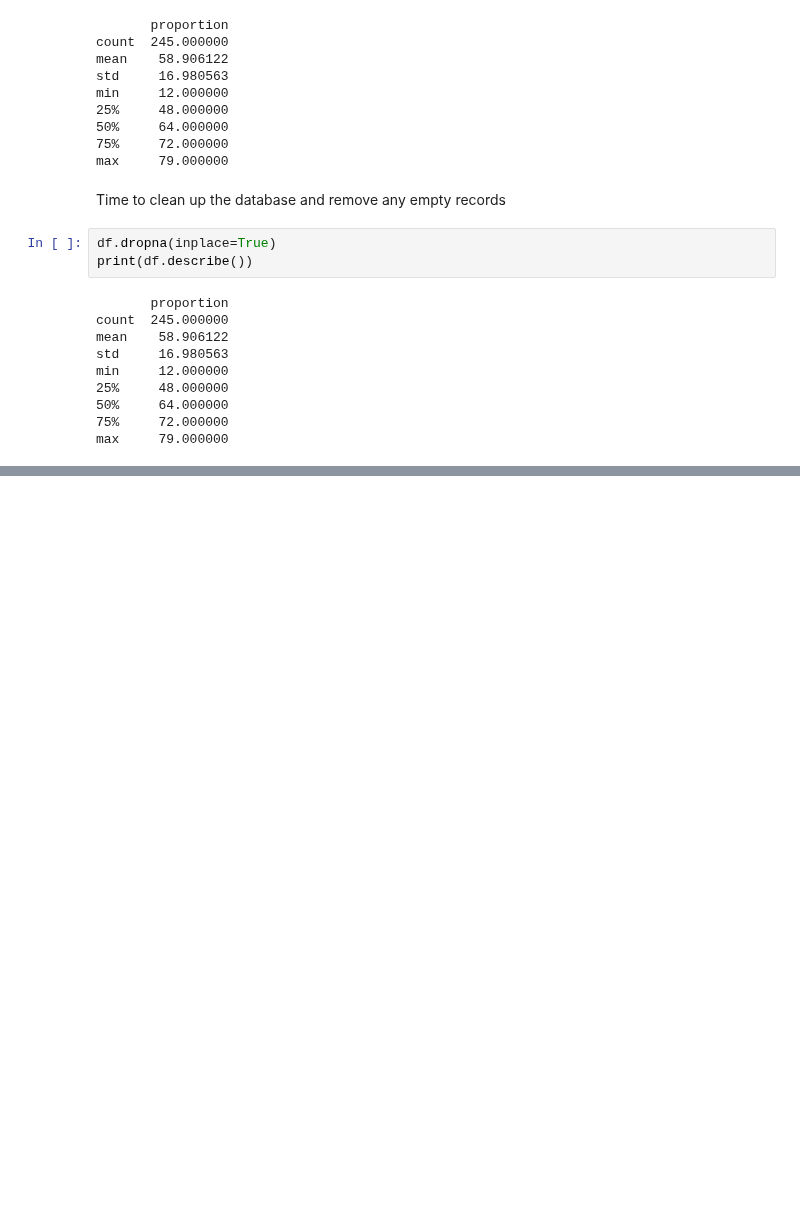
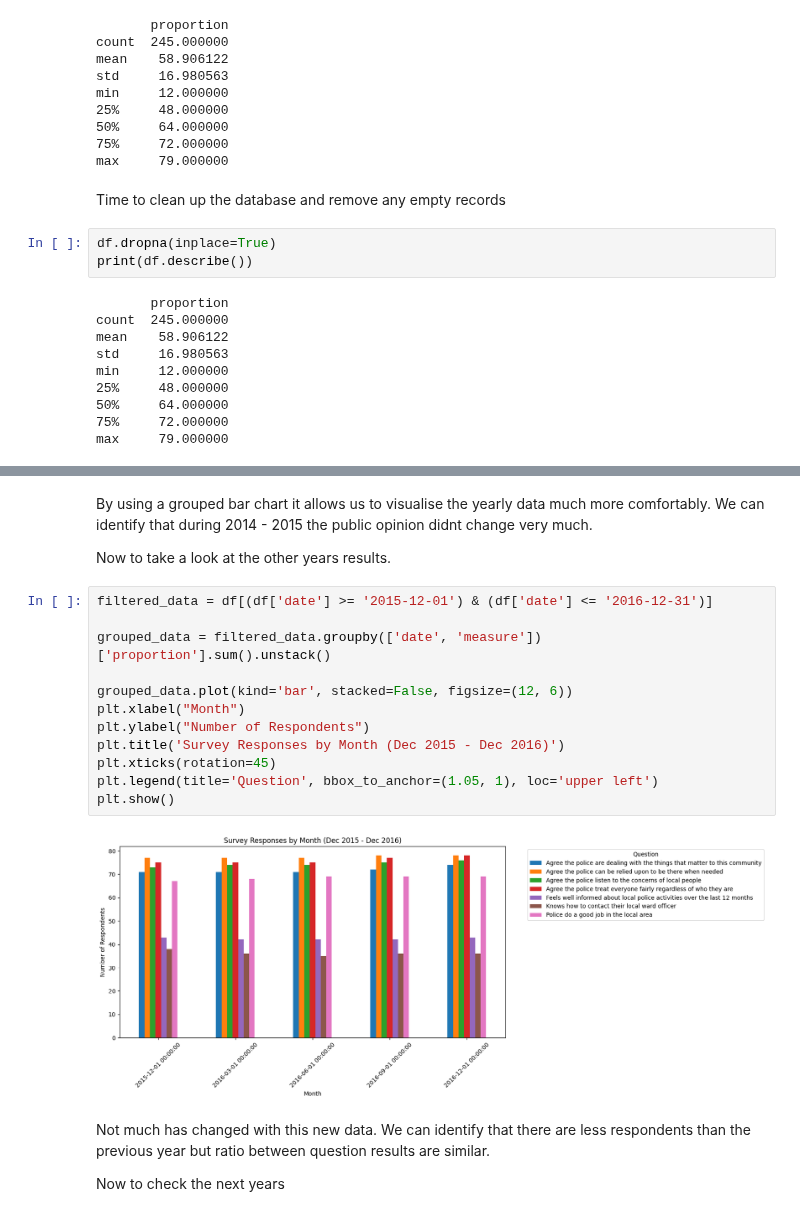
Before and after one commit to Ozan797/Crime-Visualiser, a Jupyter notebook: main.ipynb, the cells around one changed output, grey strips where cells are left out. Saved outputs shown, nothing was run; the diff lists cells and outputs as text; blank space fills up the shorter version.

```diff
--- a/main.ipynb
+++ b/main.ipynb
@@ -60,0 +83,24 @@ max     79.000000
+# %% [markdown]
+By using a grouped bar chart it allows us to visualise the yearly data much more comfortably.
+We can identify that during 2014 - 2015 the public opinion didnt change very much.
+
+Now to take a look at the other years results.
+# %%
+filtered_data = df[(df['date'] >= '2015-12-01') & (df['date'] <= '2016-12-31')]
+
+grouped_data = filtered_data.groupby(['date', 'measure'])['proportion'].sum().unstack()
+
+grouped_data.plot(kind='bar', stacked=False, figsize=(12, 6))
+plt.xlabel("Month")
+plt.ylabel("Number of Respondents")
+plt.title('Survey Responses by Month (Dec 2015 - Dec 2016)')
+plt.xticks(rotation=45)
+plt.legend(title='Question', bbox_to_anchor=(1.05, 1), loc='upper left')
+plt.show()
+# %% [output]
+[figure, added]
+# %% [markdown]
+Not much has changed with this new data. We can identify that there are less respondents than the previous year
+but ratio between question results are similar.
+
+Now to check the next years
```
Also changed, not shown: parts of 2 cells of this notebook, 2 other files.
